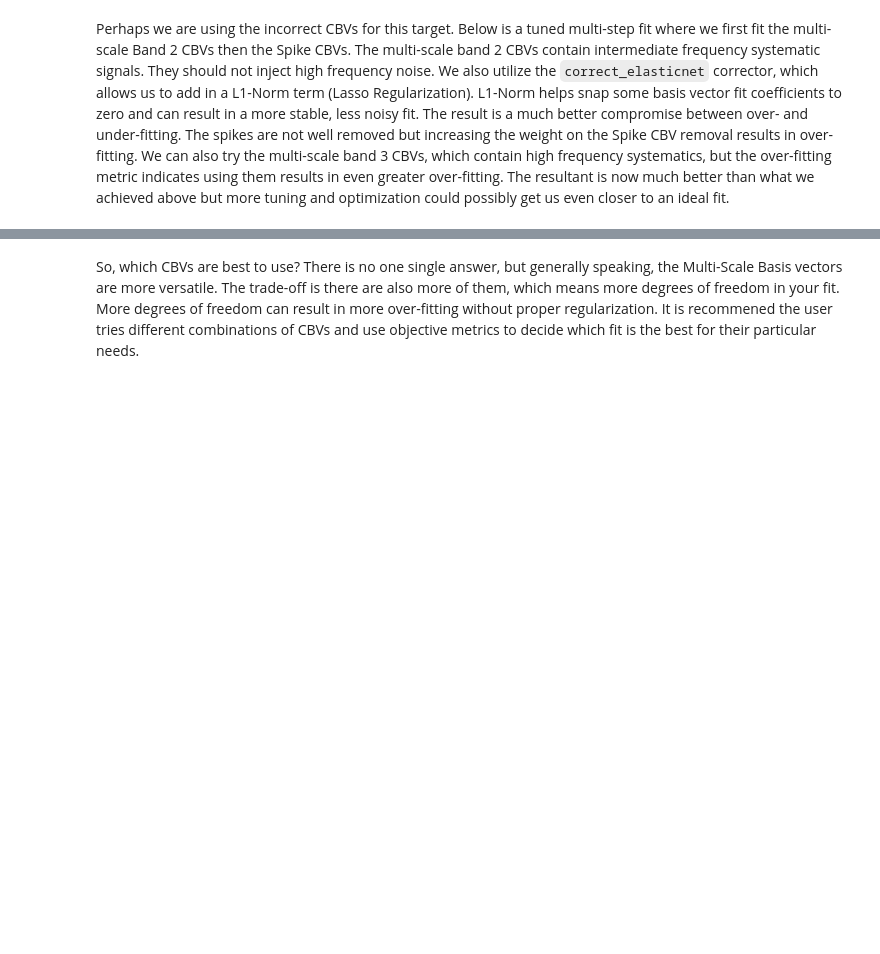
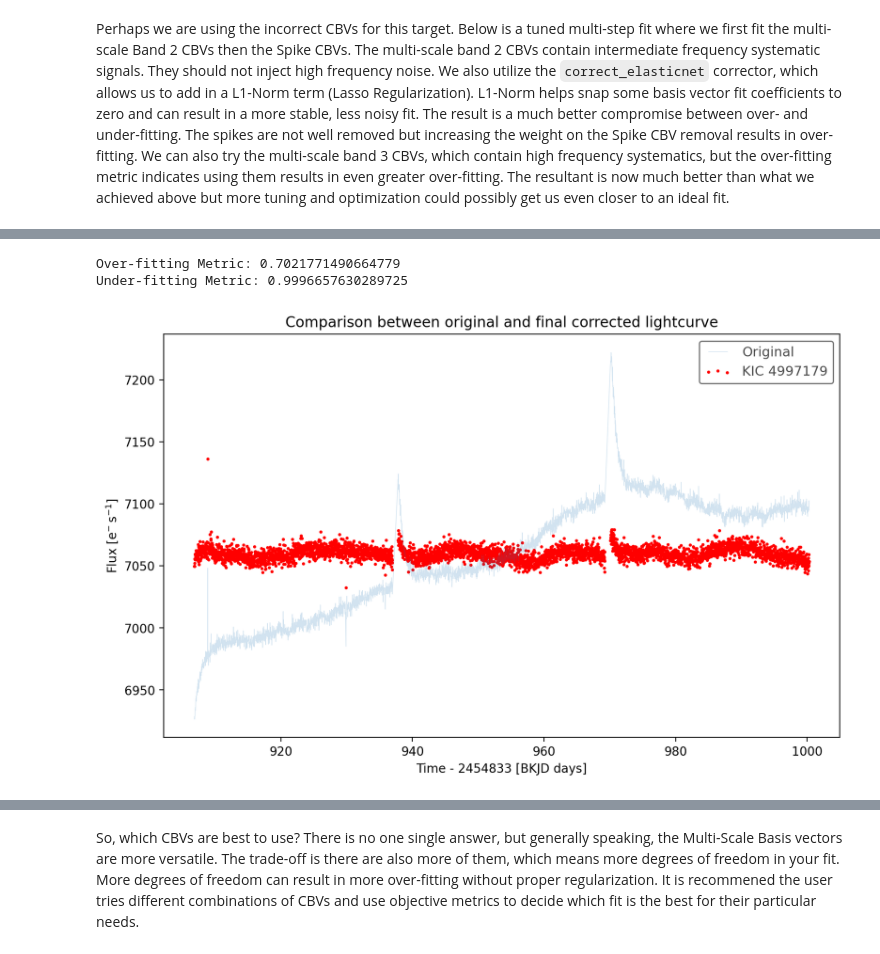
Before and after one commit to benmontet/wilson, a Jupyter notebook: notebooks/02_design_matrix/02_adapt_CBVs_demo.ipynb, the cells around one changed output, grey strips where cells are left out. Saved outputs shown, nothing was run; the diff lists cells and outputs as text; code cells hidden in the pictures; blank space fills up the shorter version.

```diff
--- a/notebooks/02_design_matrix/02_adapt_CBVs_demo.ipynb
+++ b/notebooks/02_design_matrix/02_adapt_CBVs_demo.ipynb
@@ -154,15 +116,16 @@ ax[0].set_title('Result of Second Correction to Spike CBVs');
 # %%
 # Compute the final goodness metrics compared to the original lightcurve.
 # This requires us to copy the original light curve into cbvCorrectorIter2.lc so that the goodness metrics compares the corrected_lc to the proper initial light curve.
-cbvCorrectorIter2.lc = cbvCorrector.lc.copy()
-print('Over-fitting Metric: {}'.format(cbvCorrectorIter2.over_fitting_metric()))
-print('Under-fitting Metric: {}'.format(cbvCorrectorIter2.under_fitting_metric()))
+print('Over-fitting Metric: {}'.format(cbvCorrector.over_fitting_metric()))
+print('Under-fitting Metric: {}'.format(cbvCorrector.under_fitting_metric()))
 
 # Plot the final correction
 _, ax = plt.subplots(1, figsize=(10, 6))
-cbvCorrectorIter2.lc.plot(ax=ax, normalize=False, alpha=0.2, label='Original')
-cbvCorrectorIter2.corrected_lc[~cbvCorrectorIter2.cadence_mask].scatter(
-                                            normalize=False, c='r', marker='x',
-                                            s=10, label='Outliers', ax=ax)
-cbvCorrectorIter2.corrected_lc.plot(normalize=False, label='Corrected', ax=ax, c='k')
+cbvCorrector.lc.plot(ax=ax, normalize=False, alpha=0.2, label='Original')
+cbvCorrector.corrected_lc.scatter(normalize=False, c='r', marker='.',
+                                            s=10, ax=ax)
 ax.set_title('Comparison between original and final corrected lightcurve');
+# %% [output]
+Over-fitting Metric: 0.7021771490664779
+Under-fitting Metric: 0.9996657630289725
+[figure, added]
```
Also changed, not shown: parts of 41 cells of this notebook.
